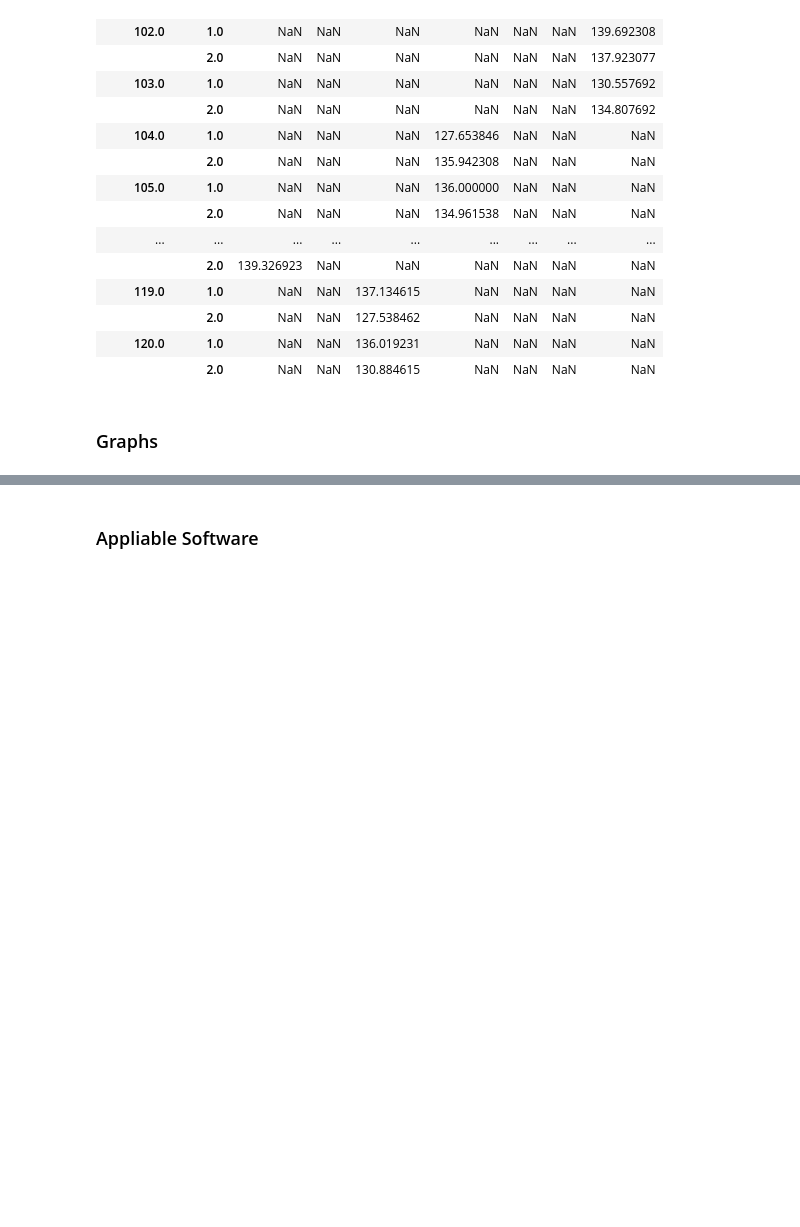
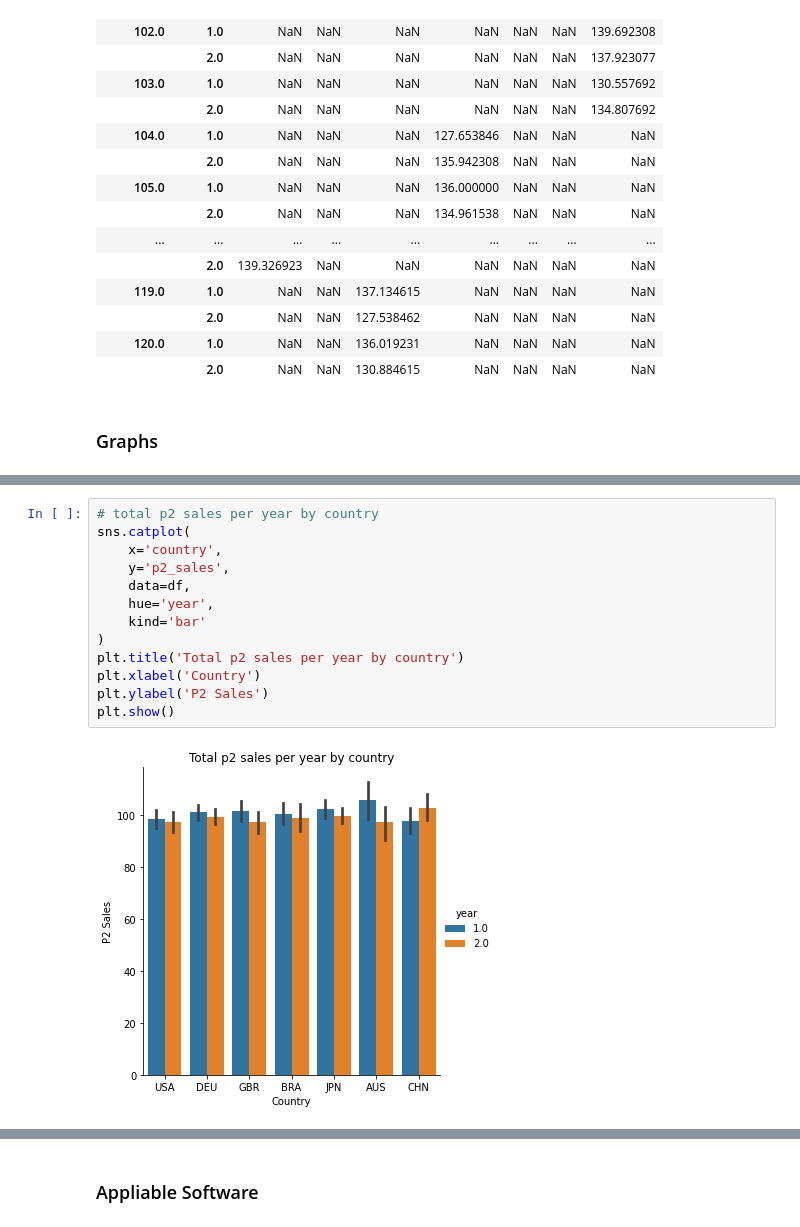
Before and after one commit to Yoyoyamato/pandas, a Jupyter notebook: Excel_to_Python/excel.ipynb, the cells around one changed output, grey strips where cells are left out. Drawn from its saved outputs; the diff is of its cells as text; blank space fills up the shorter version.

```diff
--- a/Excel_to_Python/excel.ipynb
+++ b/Excel_to_Python/excel.ipynb
@@ -244,0 +261,15 @@ df.groupby(['store_num', 'year','country']).p1_sales.mean().unstack()
+# %%
+# total p2 sales per year by country
+sns.catplot(
+    x='country',
+    y='p2_sales',
+    data=df,
+    hue='year',
+    kind='bar'
+)
+plt.title('Total p2 sales per year by country')
+plt.xlabel('Country')
+plt.ylabel('P2 Sales')
+plt.show()
+# %% [output]
+[figure, added]
```
Also changed, not shown: parts of 10 cells of this notebook, 1 other file.
